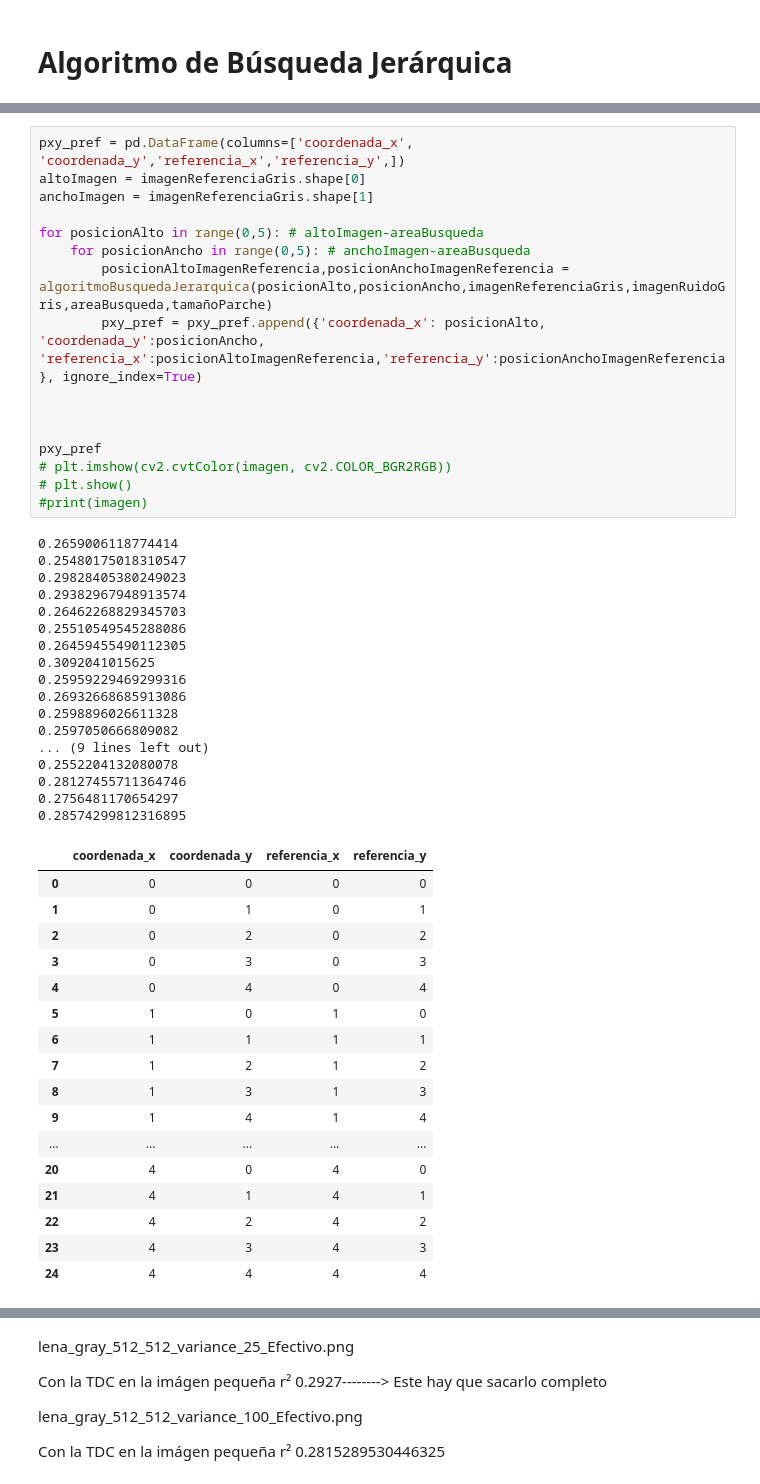
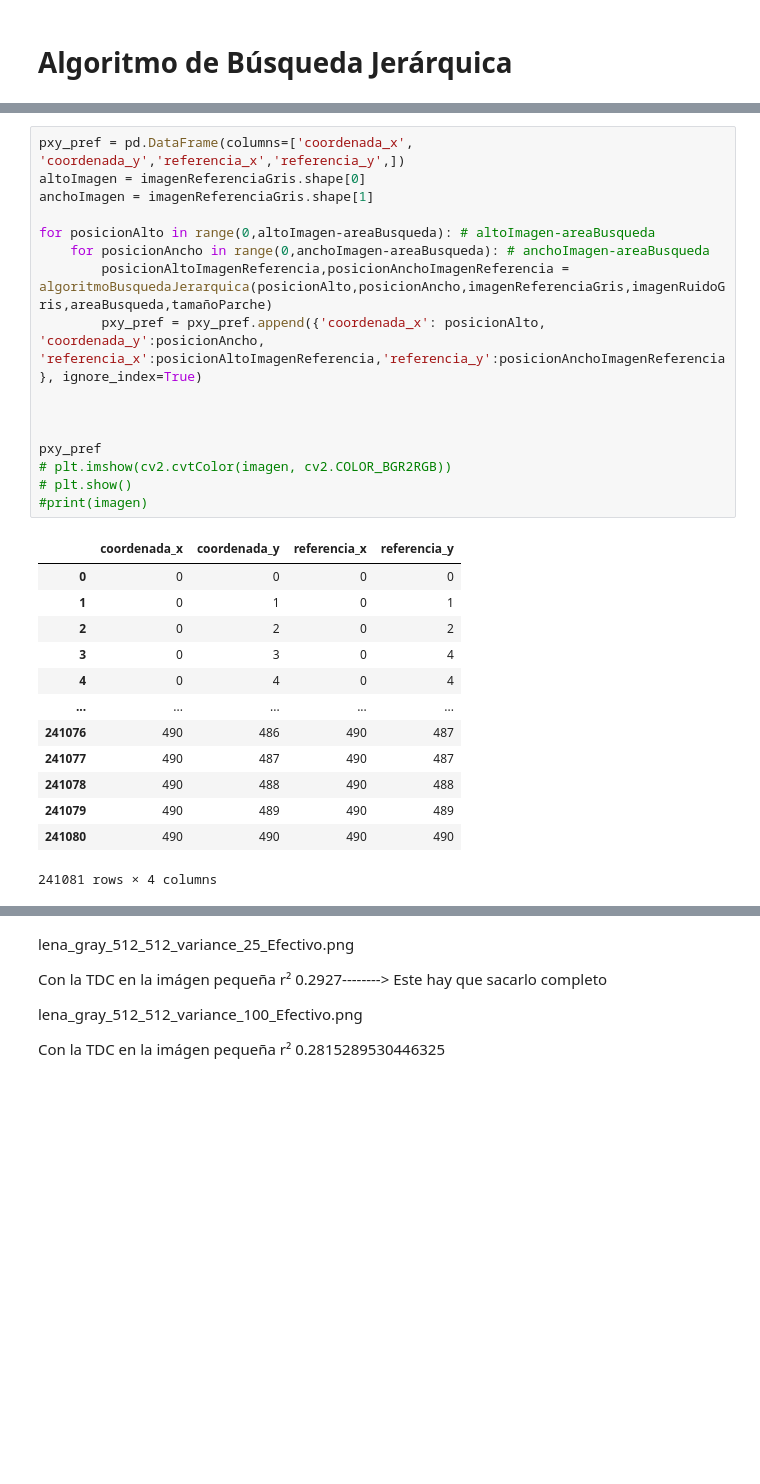
Before and after one commit to Miguelillnino/Block-matching-GitHub, a Jupyter notebook: Block_Matching_512x512_100_noise.ipynb, the cells around one changed output, grey strips where cells are left out. Saved outputs shown, nothing was run; the diff lists cells and outputs as text; blank space fills up the shorter version.

```diff
--- a/Block_Matching_512x512.ipynb
+++ b/Block_Matching_512x512_100_noise.ipynb
@@ -188,54 +202,33 @@ def algoritmoBusquedaJerarquica(posicionAltoImagenActual,posicionAnchoImagenActu
 # %%
 pxy_pref = pd.DataFrame(columns=['coordenada_x', 'coordenada_y','referencia_x','referencia_y',])
 altoImagen = imagenReferenciaGris.shape[0]
 anchoImagen = imagenReferenciaGris.shape[1]
 
-for posicionAlto in range(0,5): # altoImagen-areaBusqueda
-    for posicionAncho in range(0,5): # anchoImagen-areaBusqueda
+for posicionAlto in range(0,altoImagen-areaBusqueda): # altoImagen-areaBusqueda
+    for posicionAncho in range(0,anchoImagen-areaBusqueda): # anchoImagen-areaBusqueda
         posicionAltoImagenReferencia,posicionAnchoImagenReferencia = algoritmoBusquedaJerarquica(posicionAlto,posicionAncho,imagenReferenciaGris,imagenRuidoGris,areaBusqueda,tamañoParche)
         pxy_pref = pxy_pref.append({'coordenada_x': posicionAlto, 'coordenada_y':posicionAncho, 'referencia_x':posicionAltoImagenReferencia,'referencia_y':posicionAnchoImagenReferencia}, ignore_index=True)
 
 
 
 pxy_pref
 # plt.imshow(cv2.cvtColor(imagen, cv2.COLOR_BGR2RGB))
 # plt.show()
 #print(imagen)
 # %% [output]
+|  | coordenada_x | coordenada_y | referencia_x | referencia_y |
+| 0 | 0 | 0 | 0 | 0 |
+| 1 | 0 | 1 | 0 | 1 |
+| 2 | 0 | 2 | 0 | 2 |
+| 3 | 0 | 3 | 0 | 4 |
+| 4 | 0 | 4 | 0 | 4 |
+| ... | ... | ... | ... | ... |
+| 241076 | 490 | 486 | 490 | 487 |
+| 241077 | 490 | 487 | 490 | 487 |
+| 241078 | 490 | 488 | 490 | 488 |
+| 241079 | 490 | 489 | 490 | 489 |
+| 241080 | 490 | 490 | 490 | 490 |
-0.2659006118774414
-0.25480175018310547
-0.29828405380249023
-0.29382967948913574
-0.26462268829345703
-0.25510549545288086
-0.26459455490112305
-0.3092041015625
-0.25959229469299316
-0.26932668685913086
-0.2598896026611328
-0.2597050666809082
-... (9 lines left out)
-0.2552204132080078
-0.28127455711364746
-0.2756481170654297
-0.28574299812316895
+241081 rows × 4 columns
-|  | coordenada_x | coordenada_y | referencia_x | referencia_y |
-| 0 | 0 | 0 | 0 | 0 |
-| 1 | 0 | 1 | 0 | 1 |
-| 2 | 0 | 2 | 0 | 2 |
-| 3 | 0 | 3 | 0 | 3 |
-| 4 | 0 | 4 | 0 | 4 |
-| 5 | 1 | 0 | 1 | 0 |
-| 6 | 1 | 1 | 1 | 1 |
-| 7 | 1 | 2 | 1 | 2 |
-| 8 | 1 | 3 | 1 | 3 |
-| 9 | 1 | 4 | 1 | 4 |
-| ... | ... | ... | ... | ... |
-| 20 | 4 | 0 | 4 | 0 |
-| 21 | 4 | 1 | 4 | 1 |
-| 22 | 4 | 2 | 4 | 2 |
-| 23 | 4 | 3 | 4 | 3 |
-| 24 | 4 | 4 | 4 | 4 |
 # %%
 suma = 0
 miu = 0
```
Also changed, not shown: parts of 11 cells of this notebook, 46 other files.
